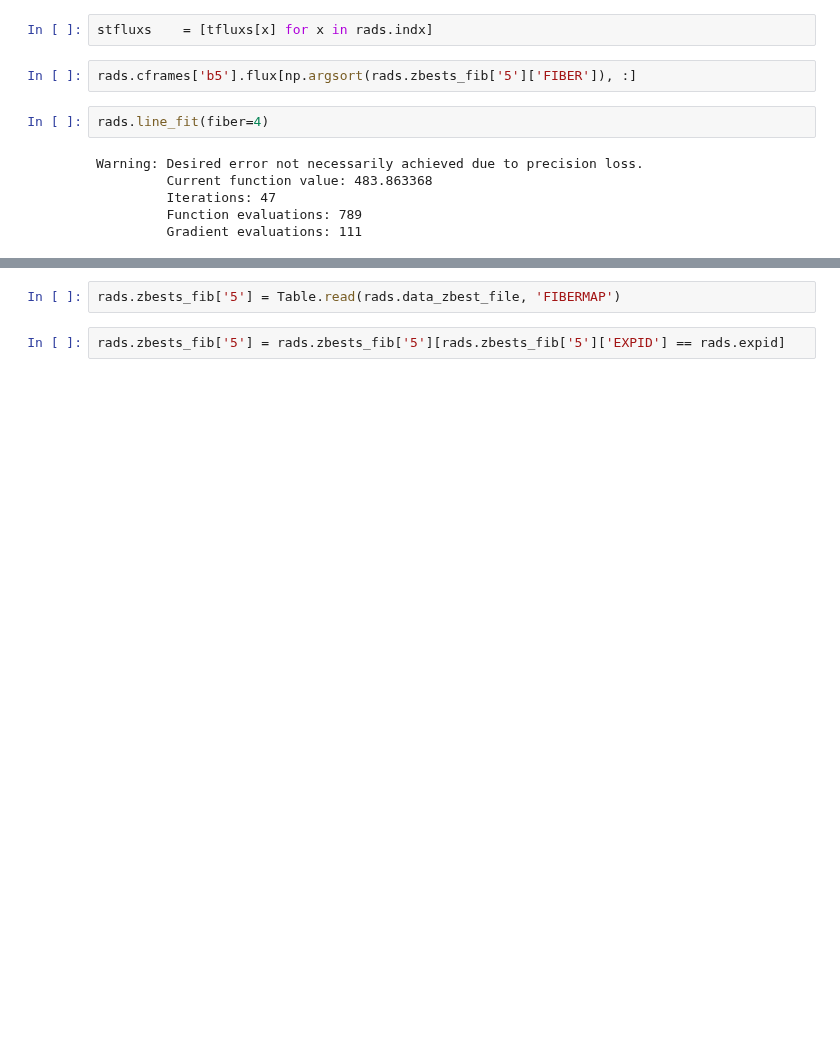
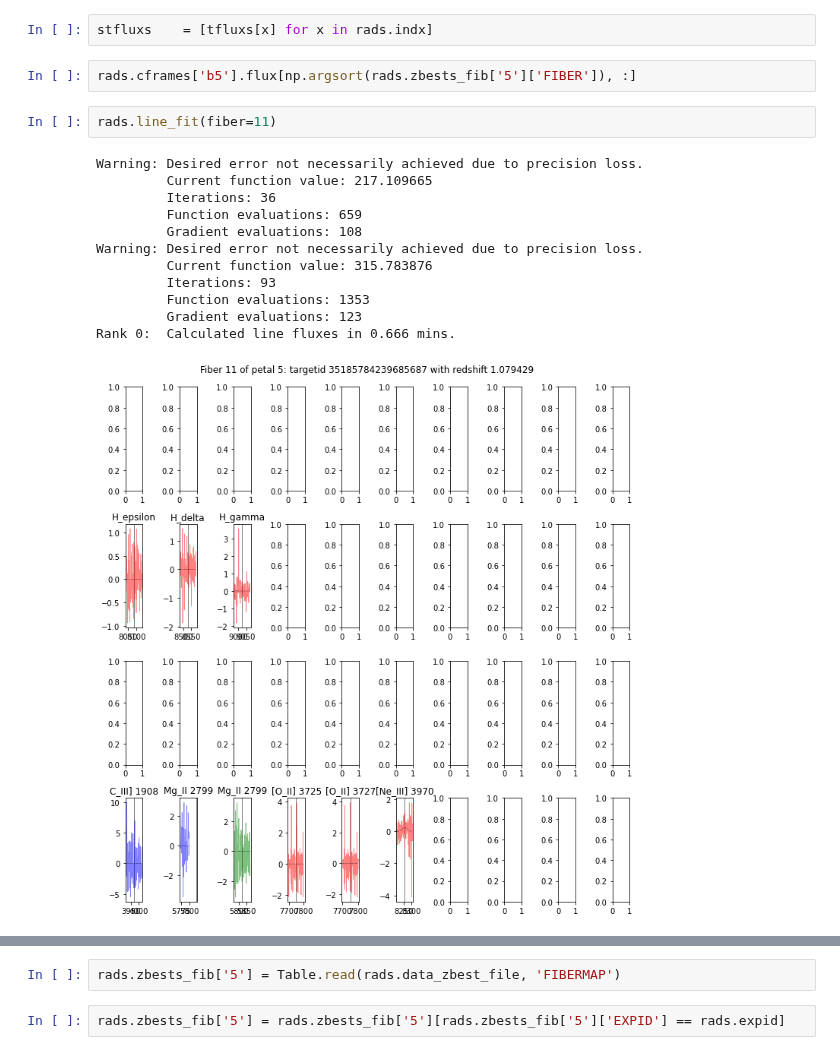
Before and after one commit to desihub/desispec, a Jupyter notebook: doc/nb/TemplateSNR.ipynb, the cells around one changed output, grey strips where cells are left out. Saved outputs shown, nothing was run; the diff lists cells and outputs as text; blank space fills up the shorter version.

```diff
--- a/doc/nb/TemplateSNR.ipynb
+++ b/doc/nb/TemplateSNR.ipynb
@@ -141,11 +141,18 @@ stfluxs    = [tfluxs[x] for x in rads.indx]
 # %%
 rads.cframes['b5'].flux[np.argsort(rads.zbests_fib['5']['FIBER']), :]
 # %%
-rads.line_fit(fiber=4)
+rads.line_fit(fiber=11)
 # %% [output]
 Warning: Desired error not necessarily achieved due to precision loss.
-         Current function value: 483.863368
-         Iterations: 47
-         Function evaluations: 789
-         Gradient evaluations: 111
+         Current function value: 217.109665
+         Iterations: 36
+         Function evaluations: 659
+         Gradient evaluations: 108
+Warning: Desired error not necessarily achieved due to precision loss.
+         Current function value: 315.783876
+         Iterations: 93
+         Function evaluations: 1353
+         Gradient evaluations: 123
+Rank 0:  Calculated line fluxes in 0.666 mins.
+[figure, added]
 # %%
```
Also changed, not shown: parts of 7 cells of this notebook, 2 other files.
